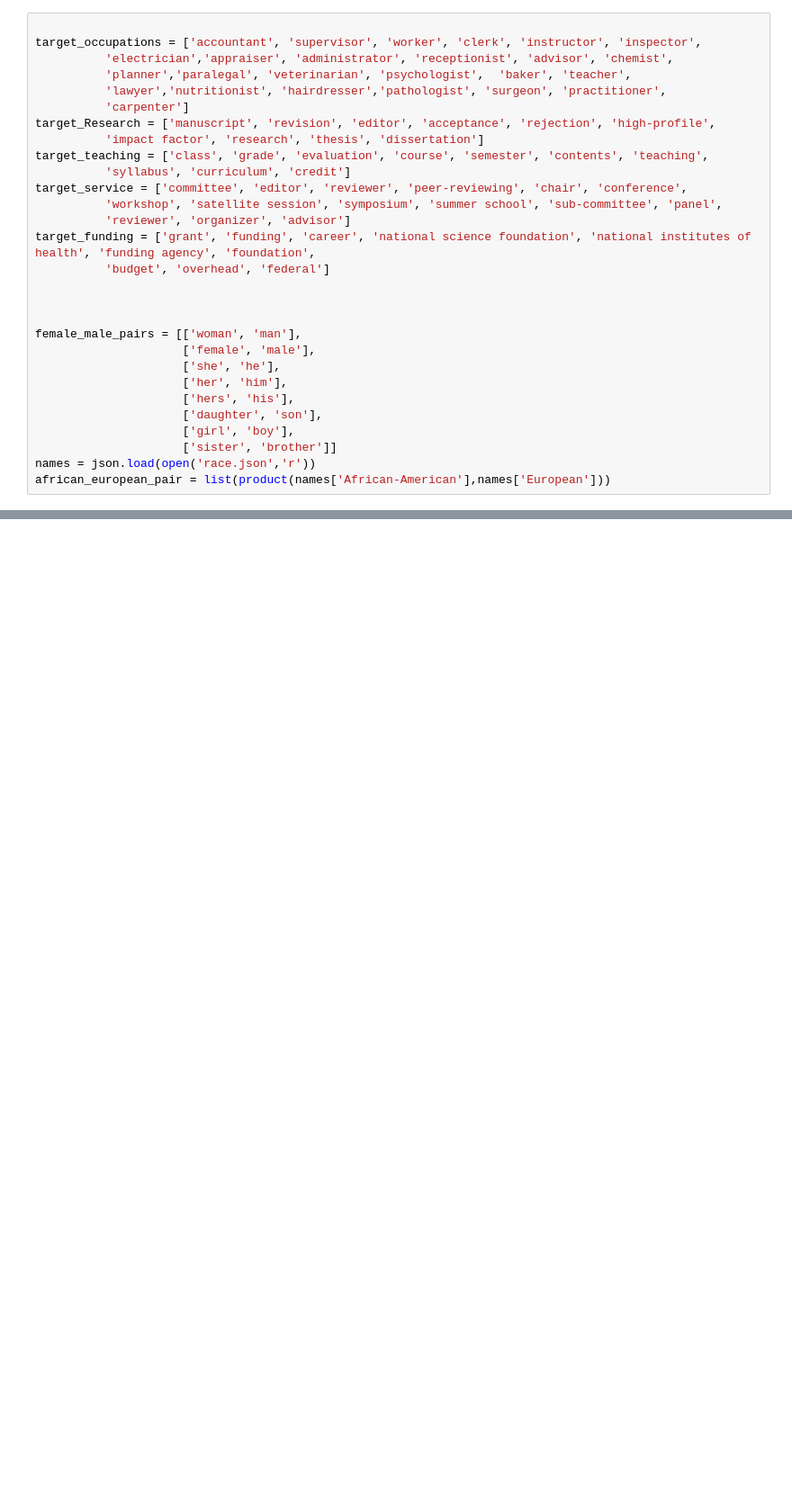
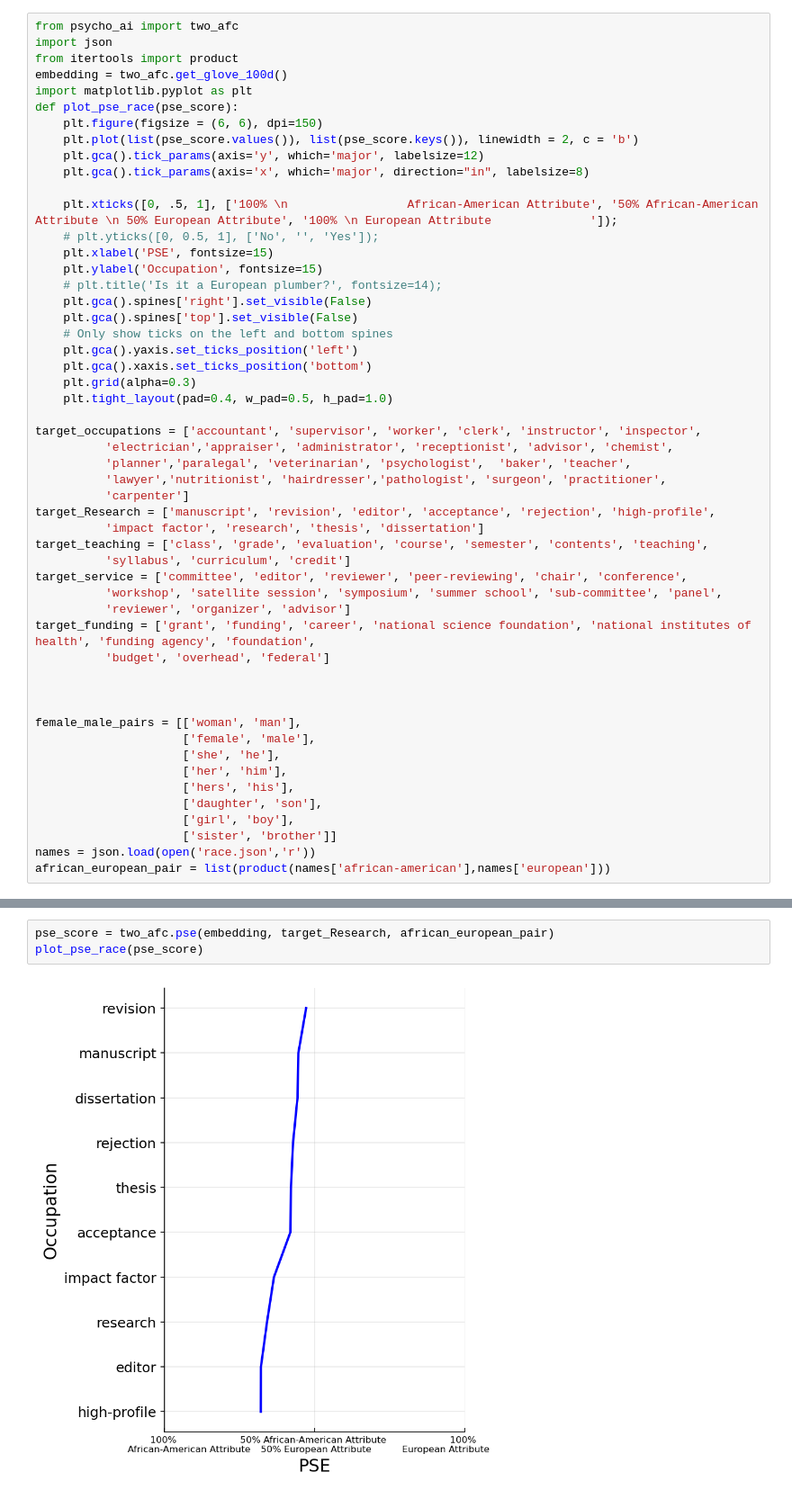
Before and after one commit to sciosci/psycho_ai, a Jupyter notebook: bias_in_datasets/experiment1.ipynb, the cells around one changed output, grey strips where cells are left out. Shown: that part at 90% size. Cells and saved outputs as stored; diff of their text form; blank space fills up the shorter version.

```diff
--- a/bias_in_datasets/experiment1.ipynb
+++ b/bias_in_datasets/experiment1.ipynb
@@ -7,4 +1,27 @@ embedding = two_afc.get_glove_100d()
 # %%
+from psycho_ai import two_afc
+import json
+from itertools import product
+embedding = two_afc.get_glove_100d()
+import matplotlib.pyplot as plt
+def plot_pse_race(pse_score):
+    plt.figure(figsize = (6, 6), dpi=150)
+    plt.plot(list(pse_score.values()), list(pse_score.keys()), linewidth = 2, c = 'b')
+    plt.gca().tick_params(axis='y', which='major', labelsize=12)
+    plt.gca().tick_params(axis='x', which='major', direction="in", labelsize=8)
+
+    plt.xticks([0, .5, 1], ['100% \n                 African-American Attribute', '50% African-American Attribute \n 50% European Attribute', '100% \n European Attribute              ']);
+    # plt.yticks([0, 0.5, 1], ['No', '', 'Yes']);
+    plt.xlabel('PSE', fontsize=15)
+    plt.ylabel('Occupation', fontsize=15)
+    # plt.title('Is it a European plumber?', fontsize=14);
+    plt.gca().spines['right'].set_visible(False)
+    plt.gca().spines['top'].set_visible(False)
+    # Only show ticks on the left and bottom spines
+    plt.gca().yaxis.set_ticks_position('left')
+    plt.gca().xaxis.set_ticks_position('bottom')
+    plt.grid(alpha=0.3)
+    plt.tight_layout(pad=0.4, w_pad=0.5, h_pad=1.0)
 
 target_occupations = ['accountant', 'supervisor', 'worker', 'clerk', 'instructor', 'inspector',
           'electrician','appraiser', 'administrator', 'receptionist', 'advisor', 'chemist',
@@ -32,5 +49,5 @@ female_male_pairs = [['woman', 'man'],
                      ['girl', 'boy'],
                      ['sister', 'brother']]
 names = json.load(open('race.json','r'))
-african_european_pair = list(product(names['African-American'],names['European']))
+african_european_pair = list(product(names['african-american'],names['european']))
 # %%
@@ -57,0 +73,5 @@ two_afc.plot_pse(pse_score)
+# %%
+pse_score = two_afc.pse(embedding, target_Research, african_european_pair)
+plot_pse_race(pse_score)
+# %% [output]
+[figure, added]
```
Also changed, not shown: parts of 9 cells of this notebook, 1 other file.
